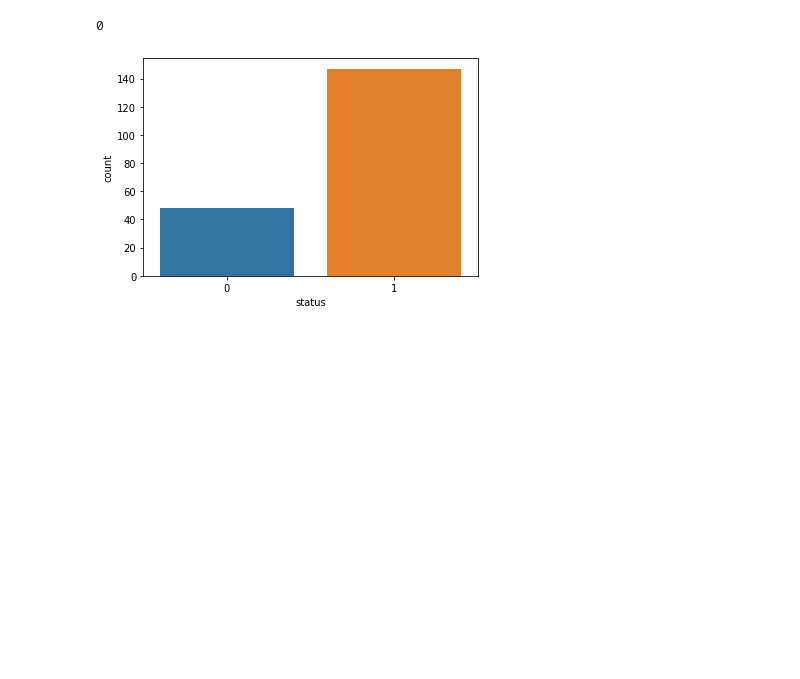
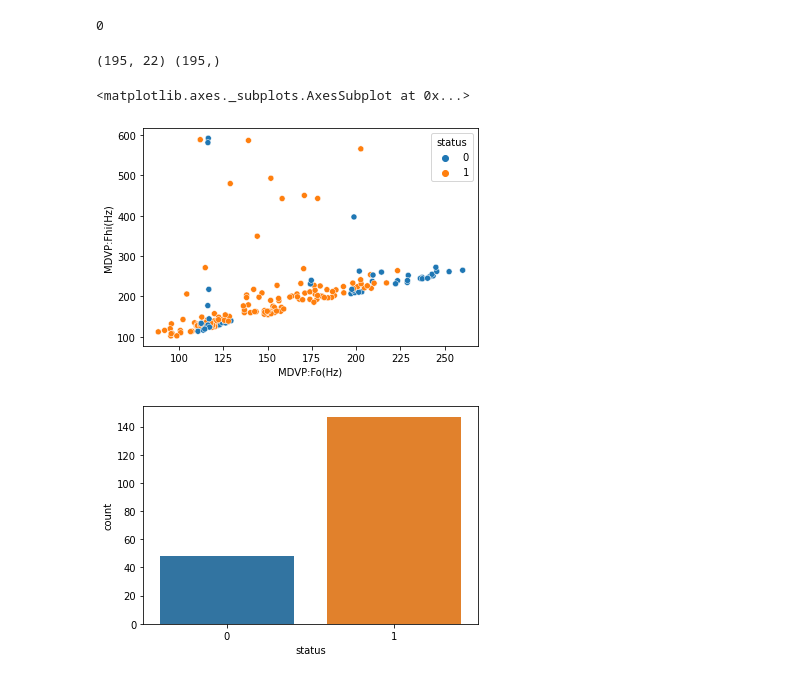
Before and after one commit to Bahaakhalled/Parkinsons-Disease-Classification, a Jupyter notebook: ParkinsonsClassification.ipynb, the cells around one changed output. Drawn from its saved outputs; the diff is of its cells as text; code cells hidden in the pictures; blank space fills up the shorter version.

```diff
--- a/ParkinsonsClassification.ipynb
+++ b/ParkinsonsClassification.ipynb
@@ -80,3 +88,13 @@ park.duplicated().sum()
+# %%
+print(X.shape,y.shape)
+# %% [output]
+(195, 22) (195,)
+# %%
+sns.scatterplot(data=park,x='MDVP:Fo(Hz)',y='MDVP:Fhi(Hz)',hue='status')
+#MDVP:Fo(Hz)
+# %% [output]
+<matplotlib.axes._subplots.AxesSubplot at 0x...>
+[figure, added]
 # %%
 ax = sns.countplot(x="status", data=park)
 # %% [output]
```
Also changed, not shown: parts of 13 cells of this notebook.
